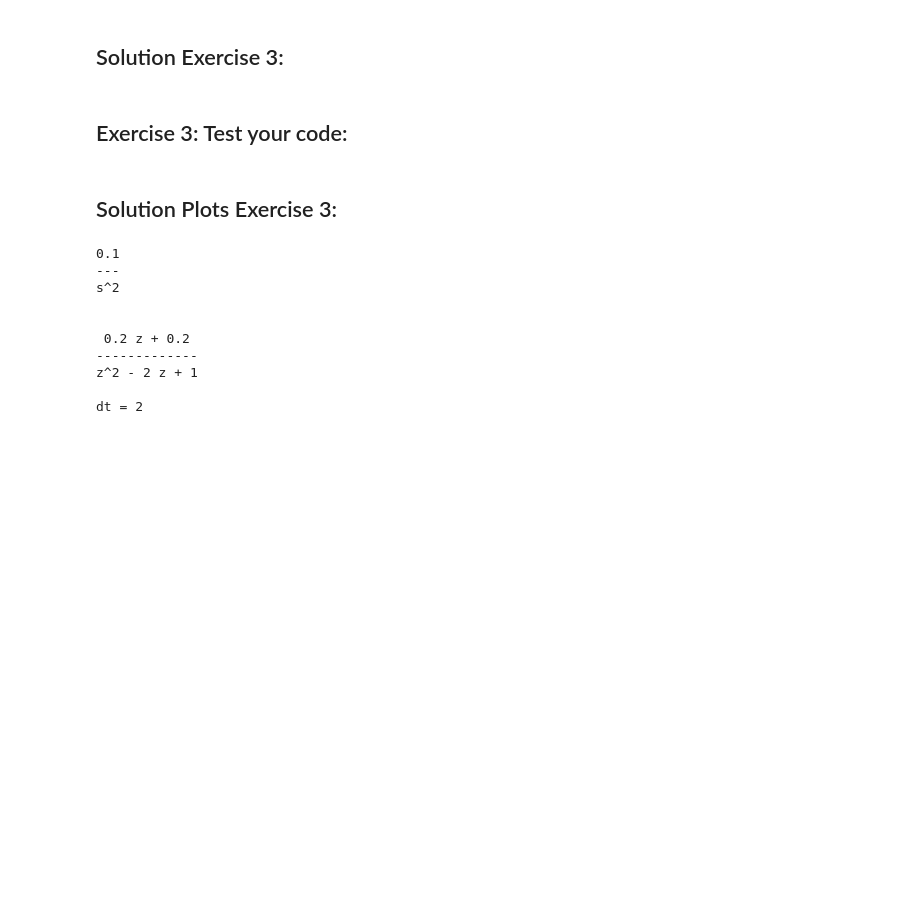
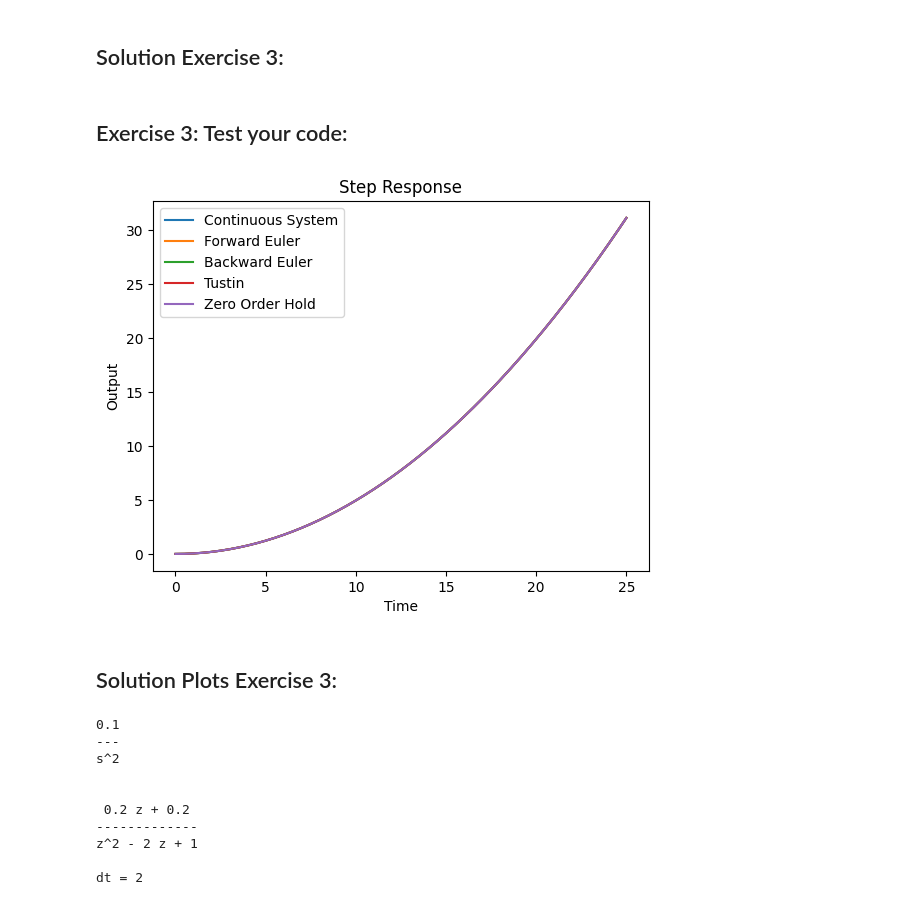
Before and after one commit to nic2703/control2JN, a Jupyter notebook: CS2_2024_unicycle_discrete_stability.ipynb, the cells around one changed output. Saved outputs shown, nothing was run; the diff lists cells and outputs as text; code cells hidden in the pictures; blank space fills up the shorter version.

```diff
--- a/CS2_2024_unicycle_discrete_stability.ipynb
+++ b/CS2_2024_unicycle_discrete_stability.ipynb
@@ -550,21 +550,32 @@ def disc_solution (A: np.array, B: np.array, C:np.array, D:np.array, Ts:float) -
 # %% [markdown]
 ## Exercise 3: Test your code:
 # %%
+Ts = 2 #Feel free to play around with this value
+
+t_cont, y_cont = continuous_step_response(A, B, C, D, Ts)
+t_eulerf, y_eulerf = discrete_step_response_euler_forward(A, B, C, D, Ts)
+t_eulerb, y_eulerb = discrete_step_response_euler_backward(A, B, C, D, Ts)
+t_tust, y_tust = discrete_step_response_tustin(A, B, C, D, Ts)
+t_zoh, y_zoh = discrete_step_response_zoh(A, B, C, D, Ts)
+
+
 # Plotting the impulse response for each discretization scheme
 plt.plot(t_cont, y_cont, label='Continuous System')
 plt.plot(t_eulerf, y_eulerf, label='Forward Euler')
 plt.plot(t_eulerb, y_eulerb, label='Backward Euler')
 plt.plot(t_tust, y_tust, label='Tustin')
 plt.plot(t_zoh, y_zoh, label='Zero Order Hold')
 
 # Adding labels and title to the plot
 plt.xlabel('Time')
 plt.ylabel('Output')
 plt.title('Step Response')
 plt.legend()
 
 # Displaying the plot
 plt.show()
+# %% [output]
+[figure, added]
 # %% [markdown]
 ## Solution Plots Exercise 3:
 # %%
```
Also changed, not shown: parts of 3 cells of this notebook.
